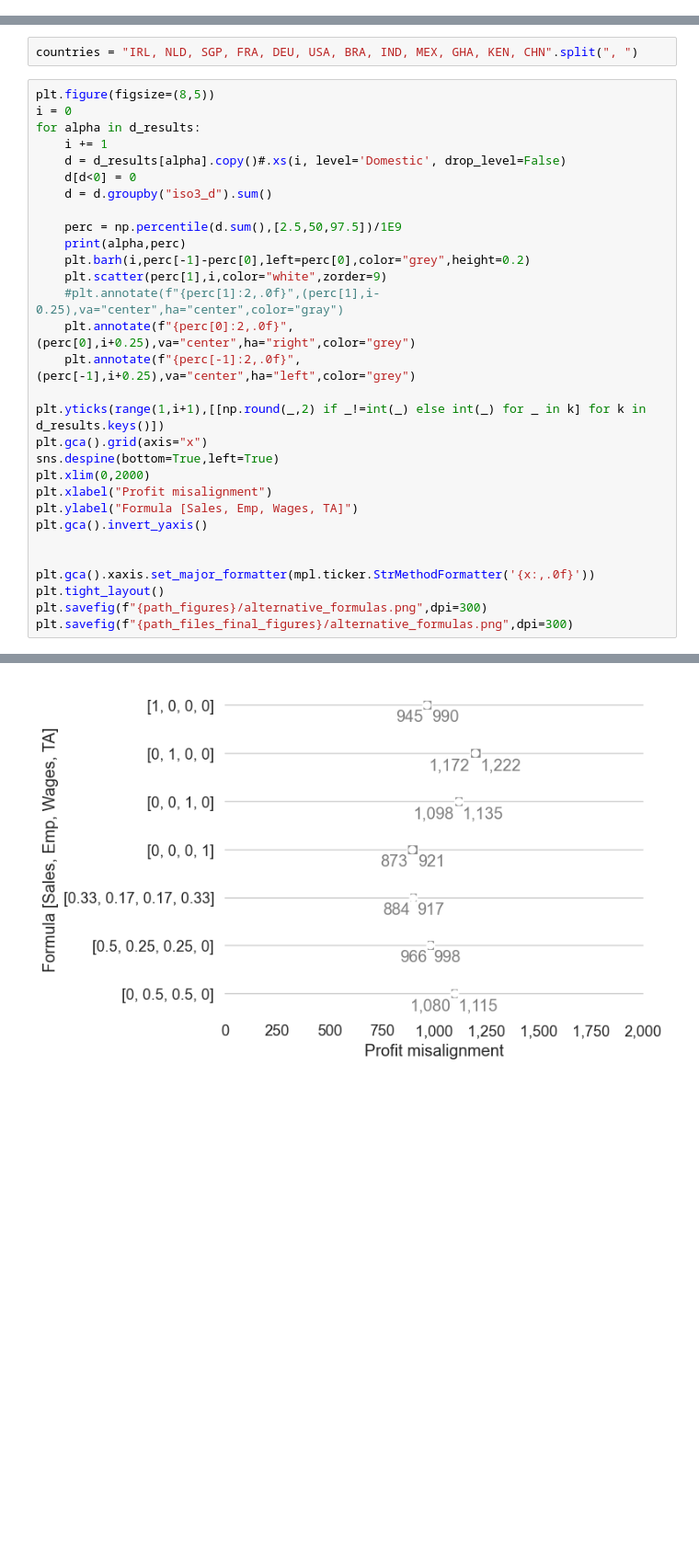
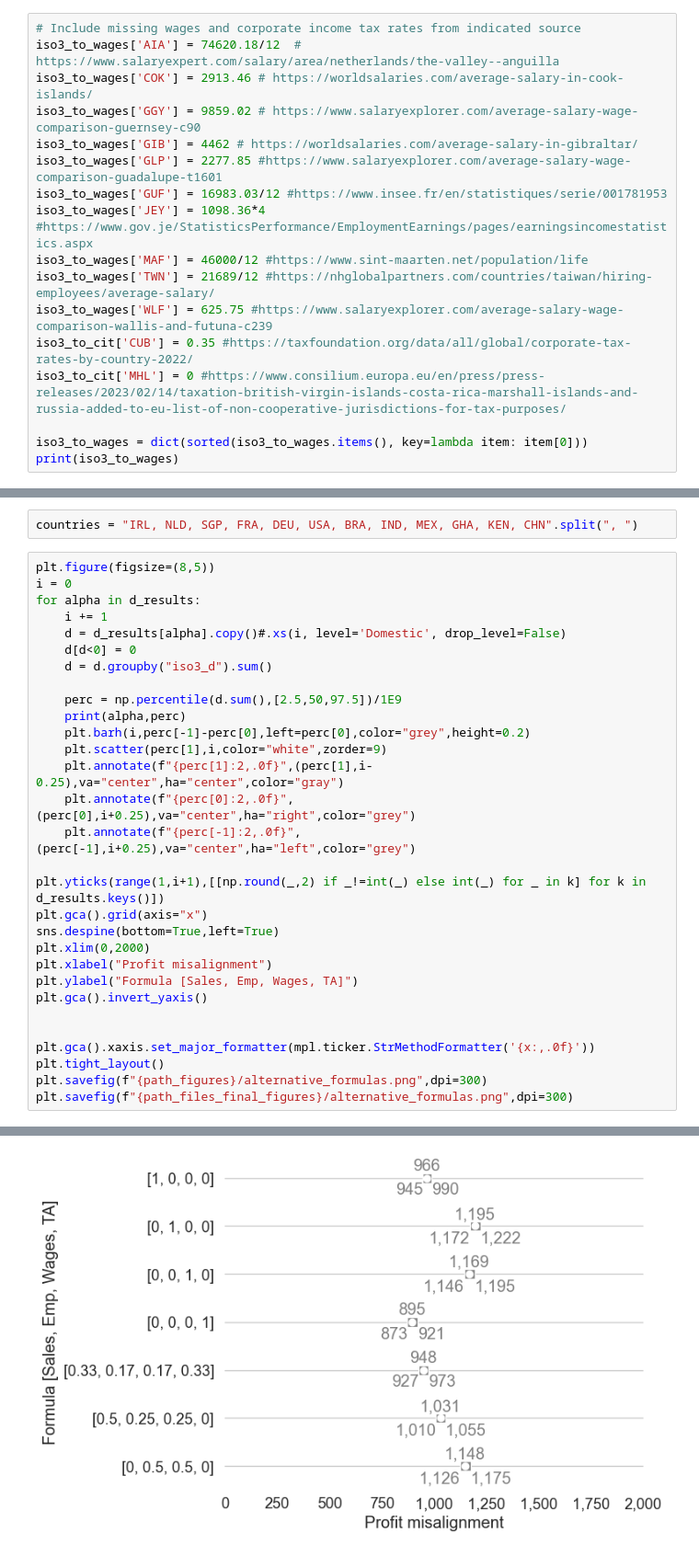
Before and after one commit to Tax-Justice-Network/unitary-taxation, a Jupyter notebook: src/1_estimation/3.study_misalignment_new.ipynb, the cells around one changed output, grey strips where cells are left out. Shown: that part at 92% size. Cells and saved outputs as stored; diff of their text form; blank space fills up the shorter version.

Commit message:
add countries with missing wage data

```diff
--- a/src/1_estimation/3.study_misalignment_new.ipynb
+++ b/src/1_estimation/3.study_misalignment_new.ipynb
@@ -232,3 +232,20 @@ def num(x):
         return float(x)
     except:
         return np.nan
+# %%
+# Include missing wages and corporate income tax rates from indicated source
+iso3_to_wages['AIA'] = 74620.18/12  # https://www.salaryexpert.com/salary/area/netherlands/the-valley--anguilla
+iso3_to_wages['COK'] = 2913.46 # https://worldsalaries.com/average-salary-in-cook-islands/
+iso3_to_wages['GGY'] = 9859.02 # https://www.salaryexplorer.com/average-salary-wage-comparison-guernsey-c90
+iso3_to_wages['GIB'] = 4462 # https://worldsalaries.com/average-salary-in-gibraltar/
+iso3_to_wages['GLP'] = 2277.85 #https://www.salaryexplorer.com/average-salary-wage-comparison-guadalupe-t1601
+iso3_to_wages['GUF'] = 16983.03/12 #https://www.insee.fr/en/statistiques/serie/001781953
+iso3_to_wages['JEY'] = 1098.36*4 #https://www.gov.je/StatisticsPerformance/EmploymentEarnings/pages/earningsincomestatistics.aspx
+iso3_to_wages['MAF'] = 46000/12 #https://www.sint-maarten.net/population/life
+iso3_to_wages['TWN'] = 21689/12 #https://nhglobalpartners.com/countries/taiwan/hiring-employees/average-salary/
+iso3_to_wages['WLF'] = 625.75 #https://www.salaryexplorer.com/average-salary-wage-comparison-wallis-and-futuna-c239
+iso3_to_cit['CUB'] = 0.35 #https://taxfoundation.org/data/all/global/corporate-tax-rates-by-country-2022/
+iso3_to_cit['MHL'] = 0 #https://www.consilium.europa.eu/en/press/press-releases/2023/02/14/taxation-british-virgin-islands-costa-rica-marshall-islands-and-russia-added-to-eu-list-of-non-cooperative-jurisdictions-for-tax-purposes/
+
+iso3_to_wages = dict(sorted(iso3_to_wages.items(), key=lambda item: item[0]))
+print(iso3_to_wages)
@@ -707,7 +826,7 @@ for alpha in d_results:
     print(alpha,perc)
     plt.barh(i,perc[-1]-perc[0],left=perc[0],color="grey",height=0.2)
     plt.scatter(perc[1],i,color="white",zorder=9)
-    #plt.annotate(f"{perc[1]:2,.0f}",(perc[1],i-0.25),va="center",ha="center",color="gray")
+    plt.annotate(f"{perc[1]:2,.0f}",(perc[1],i-0.25),va="center",ha="center",color="gray")
     plt.annotate(f"{perc[0]:2,.0f}",(perc[0],i+0.25),va="center",ha="right",color="grey")
     plt.annotate(f"{perc[-1]:2,.0f}",(perc[-1],i+0.25),va="center",ha="left",color="grey")
 
@@ -735 +854 @@ plt.savefig(f"{path_files_final_figures}/alternative_formulas.png",dpi=300)
-[figure, old version]
+[figure, new version]
```
Also changed, not shown: parts of 21 cells of this notebook, 4 other files.
